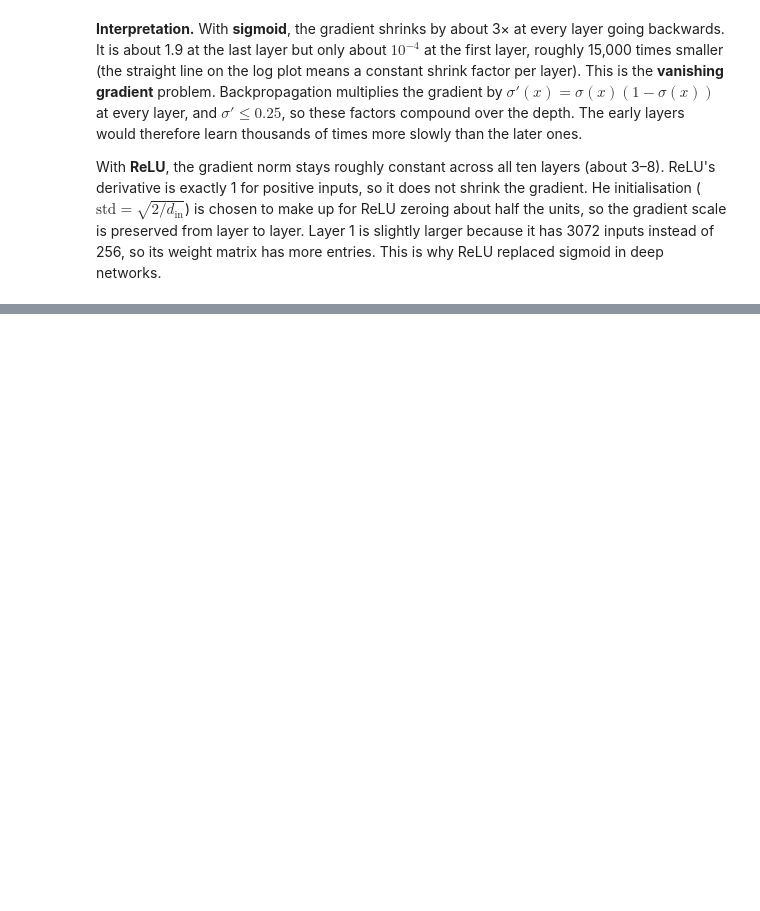
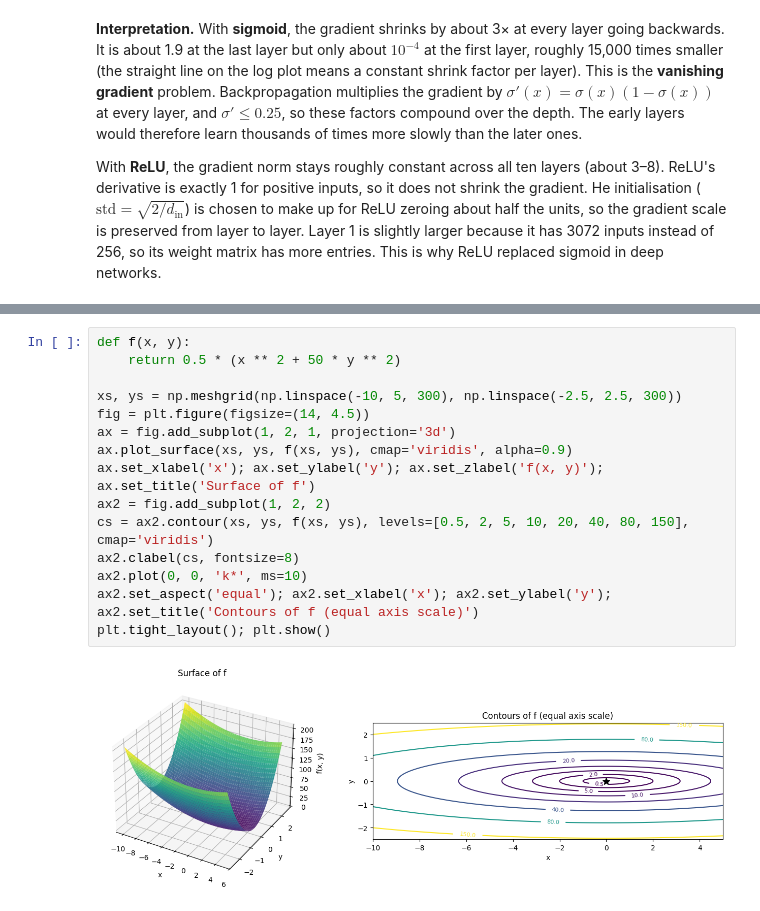
Before and after one commit to NaveenSanjaya/EN4554-Assignment-2-CNNs, a Jupyter notebook: a02_cnn.ipynb, the cells around one changed output, grey strips where cells are left out. Drawn from its saved outputs; the diff is of its cells as text; blank space fills up the shorter version.

```diff
--- a/a02_cnn.ipynb
+++ b/a02_cnn.ipynb
@@ -370,0 +473,17 @@ With **ReLU**, the gradient norm stays roughly constant across all ten layers (a
+# %%
+def f(x, y):
+    return 0.5 * (x ** 2 + 50 * y ** 2)
+
+xs, ys = np.meshgrid(np.linspace(-10, 5, 300), np.linspace(-2.5, 2.5, 300))
+fig = plt.figure(figsize=(14, 4.5))
+ax = fig.add_subplot(1, 2, 1, projection='3d')
+ax.plot_surface(xs, ys, f(xs, ys), cmap='viridis', alpha=0.9)
+ax.set_xlabel('x'); ax.set_ylabel('y'); ax.set_zlabel('f(x, y)'); ax.set_title('Surface of f')
+ax2 = fig.add_subplot(1, 2, 2)
+cs = ax2.contour(xs, ys, f(xs, ys), levels=[0.5, 2, 5, 10, 20, 40, 80, 150], cmap='viridis')
+ax2.clabel(cs, fontsize=8)
+ax2.plot(0, 0, 'k*', ms=10)
+ax2.set_aspect('equal'); ax2.set_xlabel('x'); ax2.set_ylabel('y'); ax2.set_title('Contours of f (equal axis scale)')
+plt.tight_layout(); plt.show()
+# %% [output]
+[figure, added]
```
Also changed, not shown: parts of 12 cells of this notebook.
